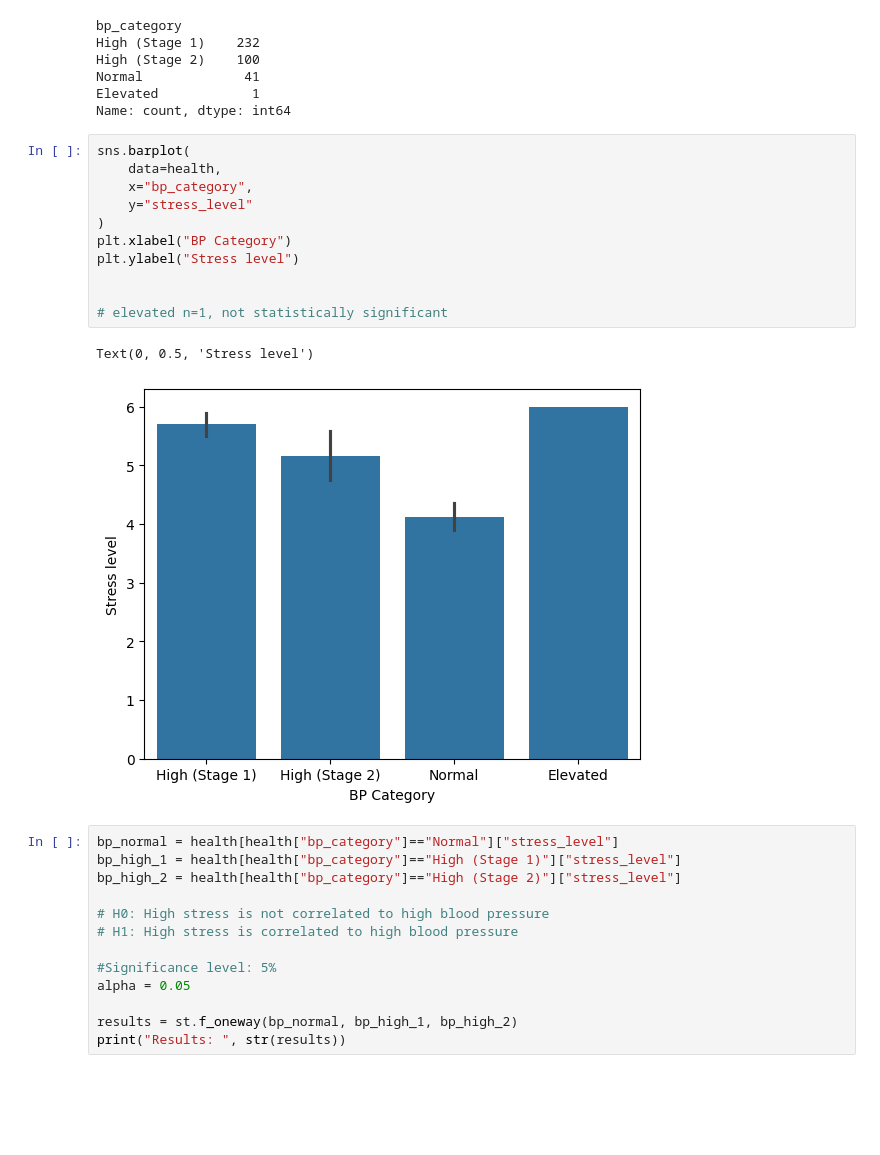
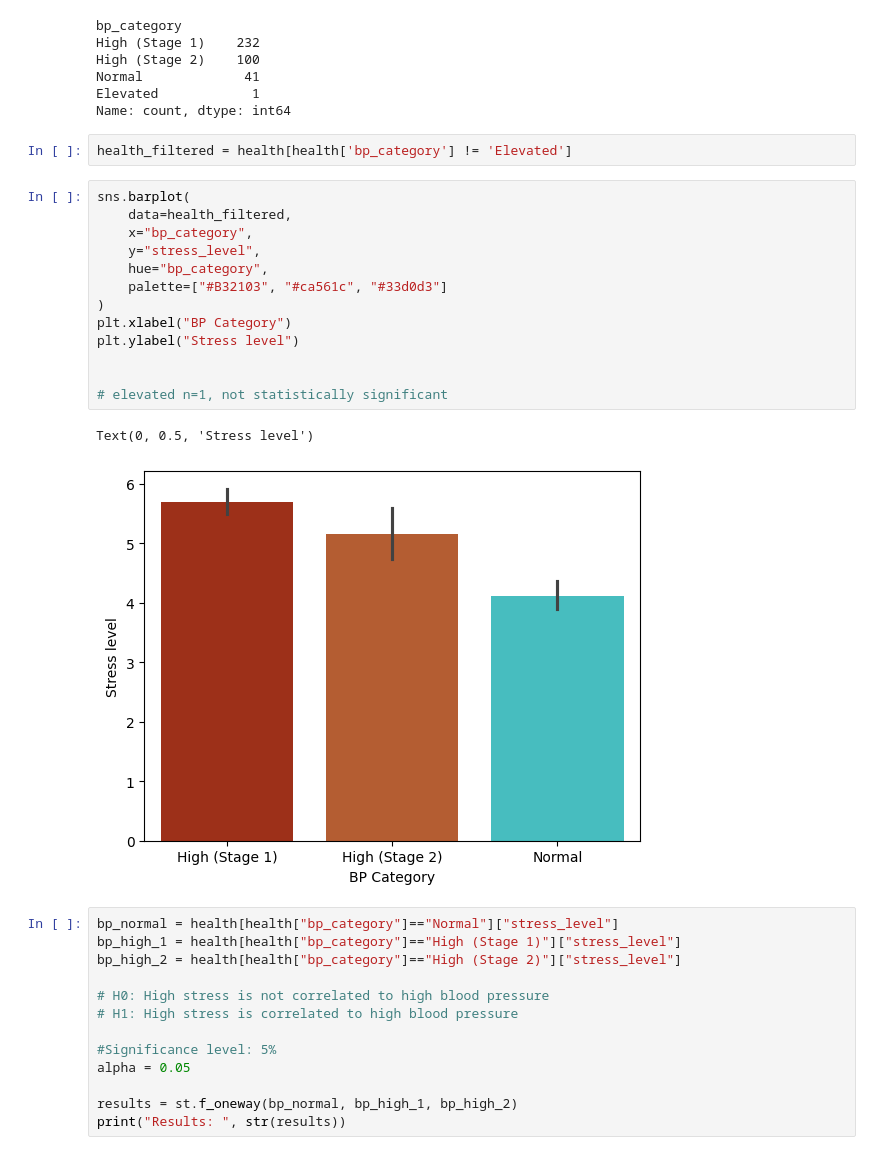
Before and after one commit to chandlershortlidge/sleep-heath-analysis, a Jupyter notebook: main.ipynb, the cells around one changed output. Drawn from its saved outputs; the diff is of its cells as text; blank space fills up the shorter version.

```diff
--- a/main.ipynb
+++ b/main.ipynb
@@ -316,20 +321,24 @@ High (Stage 2)    100
 Normal             41
 Elevated            1
 Name: count, dtype: int64
+# %%
+health_filtered = health[health['bp_category'] != 'Elevated']
 # %%
 sns.barplot(
-    data=health,
+    data=health_filtered,
     x="bp_category",
-    y="stress_level"
+    y="stress_level",
+    hue="bp_category",
+    palette=["#B32103", "#ca561c", "#33d0d3"]
 )
 plt.xlabel("BP Category")
 plt.ylabel("Stress level")
 
 
 # elevated n=1, not statistically significant
 # %% [output]
 Text(0, 0.5, 'Stress level')
-[figure, old version]
+[figure, new version]
 # %%
 bp_normal = health[health["bp_category"]=="Normal"]["stress_level"]
 bp_high_1 = health[health["bp_category"]=="High (Stage 1)"]["stress_level"]
```
Also changed, not shown: parts of 4 cells of this notebook.
